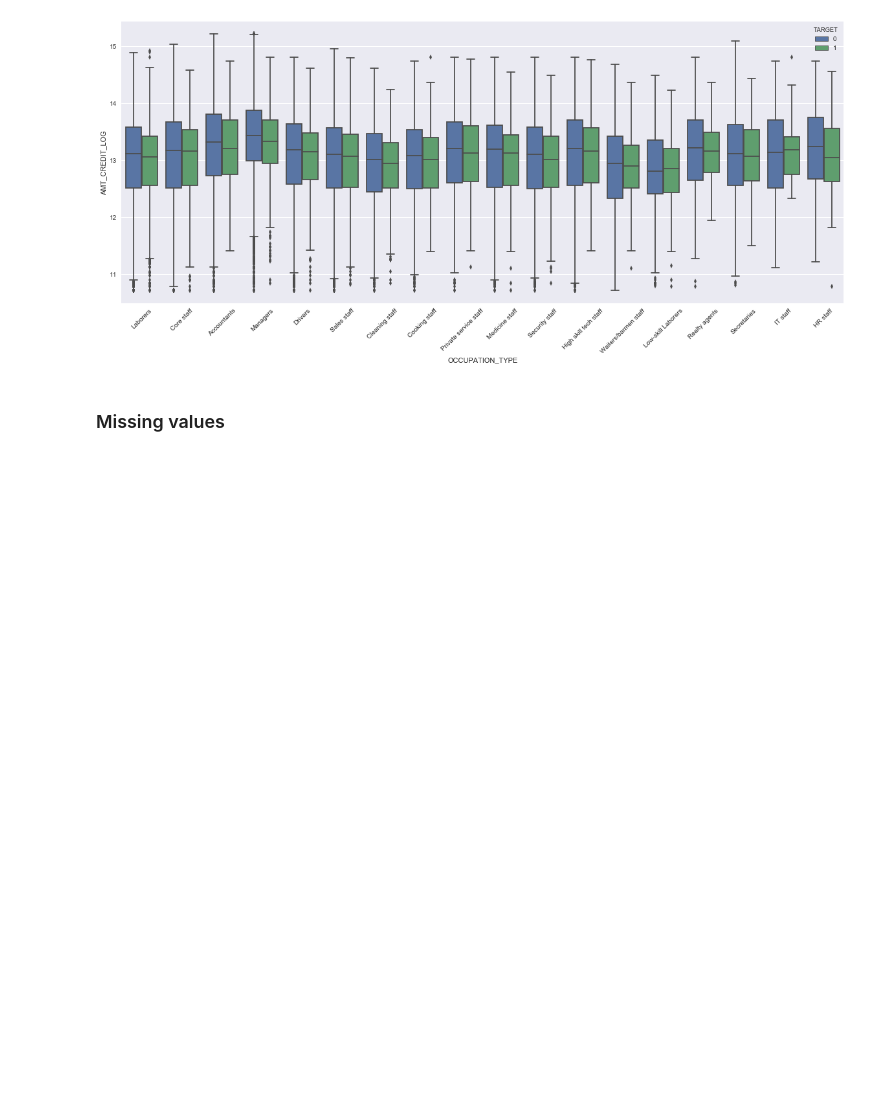
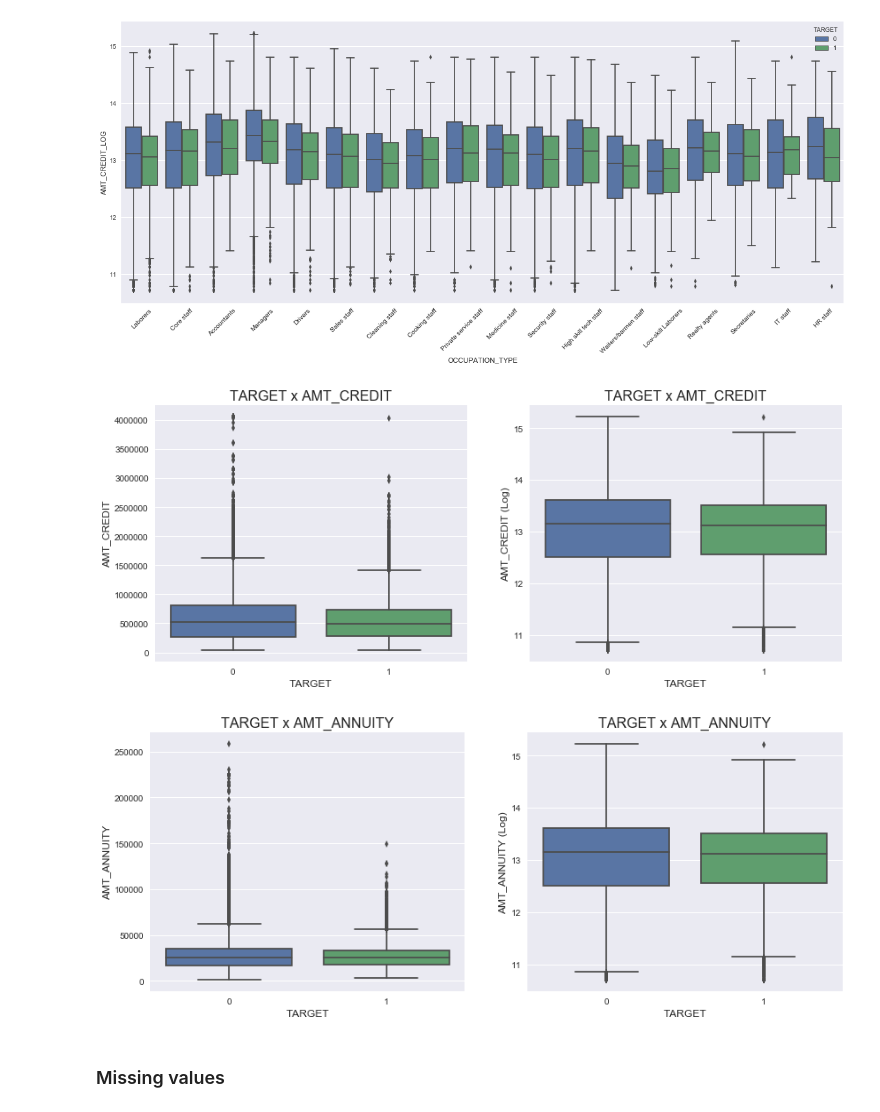
Before and after one commit to balbidatascience/kaggle-home-credit-risk, a Jupyter notebook: Kenel-pipeline-Copy1.ipynb, the cells around one changed output. Saved outputs shown, nothing was run; the diff lists cells and outputs as text; code cells hidden in the pictures; blank space fills up the shorter version.

```diff
--- a/Kenel-pipeline-Copy1.ipynb
+++ b/Kenel-pipeline-Copy1.ipynb
@@ -291,3 +276,34 @@ plt.xticks(rotation=45)
+# %%
+def plot_distribution(df, feature):
+
+    #Feature engineering to a better visualization of the values
+    df['{}_log'.format(feature)] = np.log(df.AMT_CREDIT + 0.01)
+
+    plt.figure(figsize=(14,6))
+    #I will explore the Amount by Class and see the distribuition of Amount transactions
+    plt.subplot(121)
+    ax = sns.boxplot(x ="TARGET",y=feature,
+                     data=df)
+    ax.set_title("TARGET x {}".format(feature), fontsize=16)
+    ax.set_xlabel("TARGET", fontsize=12)
+    ax.set_ylabel(feature, fontsize = 12)
+
+    plt.subplot(122)
+    ax1 = sns.boxplot(x ="TARGET", y='{}_log'.format(feature), data=df)
+    ax1.set_title("TARGET x {}".format(feature), fontsize=16)
+    ax1.set_xlabel("TARGET", fontsize=12)
+    ax1.set_ylabel("{} (Log)".format(feature), fontsize = 12)
+
+    plt.subplots_adjust(hspace = 0.6, top = 0.8)
+
+    plt.show()
+
+
+plot_distribution(train, 'AMT_CREDIT')
+plot_distribution(train, 'AMT_ANNUITY')
+# %% [output]
+[figure, added]
+[figure, added]
 # %% [markdown]
 ### Missing values
 # %%
```
Also changed, not shown: parts of 7 cells of this notebook, 1 other file.
